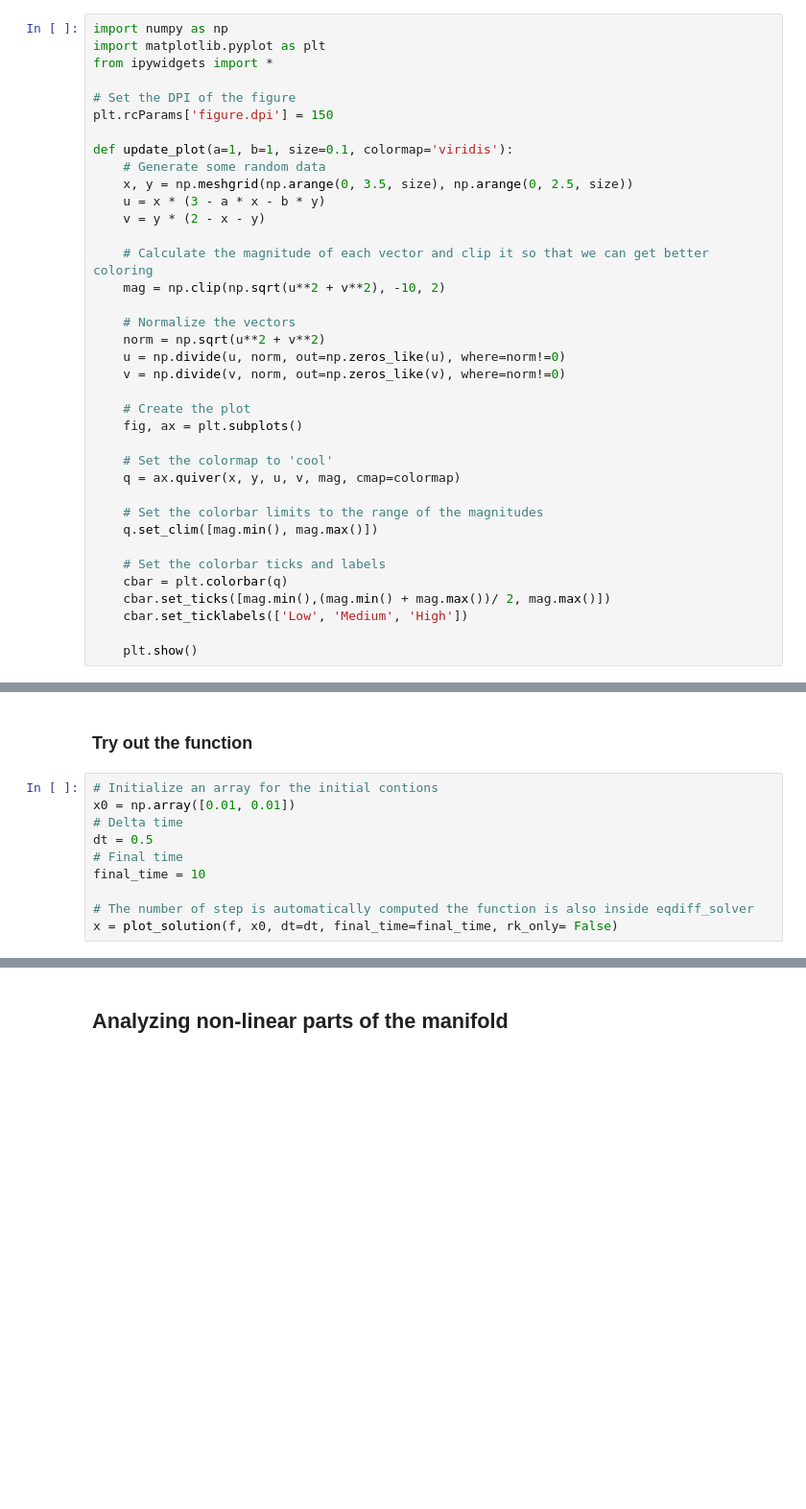
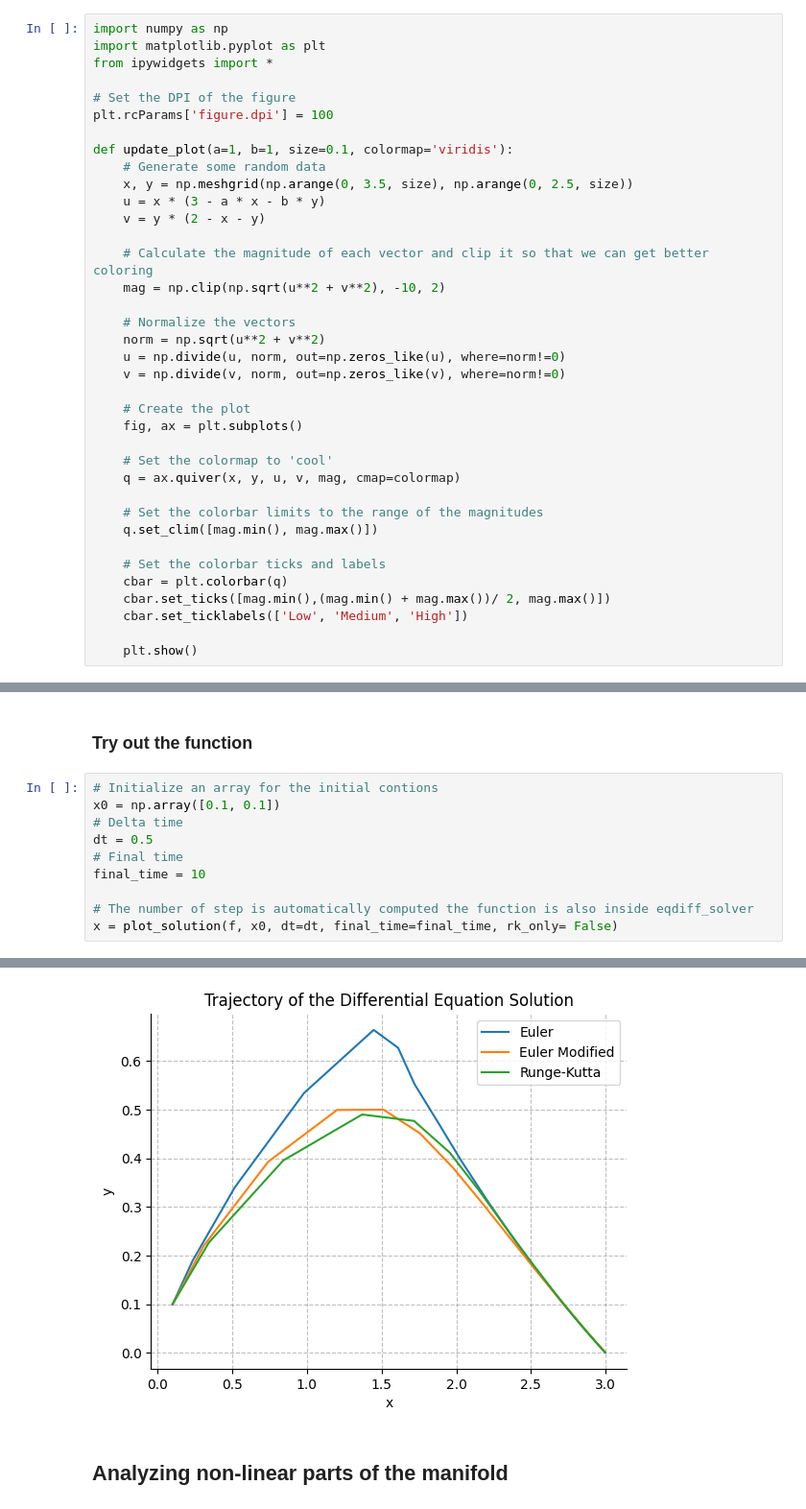
Before and after one commit to Jac-Zac/Dynamic_Systems_Project, a Jupyter notebook: phase_diagram.ipynb, the cells around one changed output, grey strips where cells are left out. Shown at 96% size. Cells and saved outputs as stored; diff of their text form; blank space fills up the shorter version.

```diff
--- a/phase_diagram.ipynb
+++ b/phase_diagram.ipynb
@@ -58,7 +58,7 @@ import matplotlib.pyplot as plt
 from ipywidgets import *
 
 # Set the DPI of the figure
-plt.rcParams['figure.dpi'] = 150
+plt.rcParams['figure.dpi'] = 100
 
 def update_plot(a=1, b=1, size=0.1, colormap='viridis'):
     # Generate some random data
@@ -194,7 +203,7 @@ def f(x) -> np.ndarray[float64]:
 ### Try out the function
 # %%
 # Initialize an array for the initial contions
-x0 = np.array([0.01, 0.01])
+x0 = np.array([0.1, 0.1])
 # Delta time
 dt = 0.5
 # Final time
@@ -202,3 +211,4 @@ final_time = 10
 
 # The number of step is automatically computed the function is also inside eqdiff_solver
 x = plot_solution(f, x0, dt=dt, final_time=final_time, rk_only= False)
+# %% [output]
@@ -205,3 +217,4 @@ x = plot_solution(f, x0, dt=dt, final_time=final_time, rk_only= False)
+[figure, added]
 # %% [markdown]
 ## Analyzing non-linear parts of the manifold
 # %%
```
Also changed, not shown: parts of 7 cells of this notebook, 1 other file.
